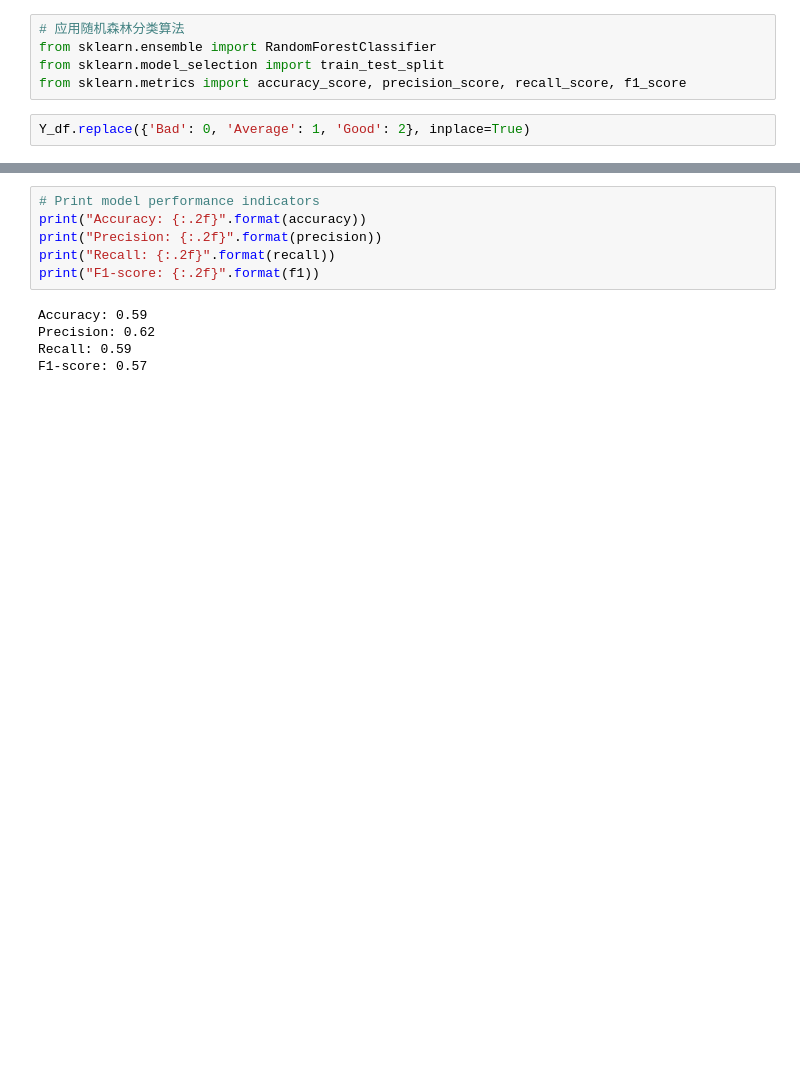
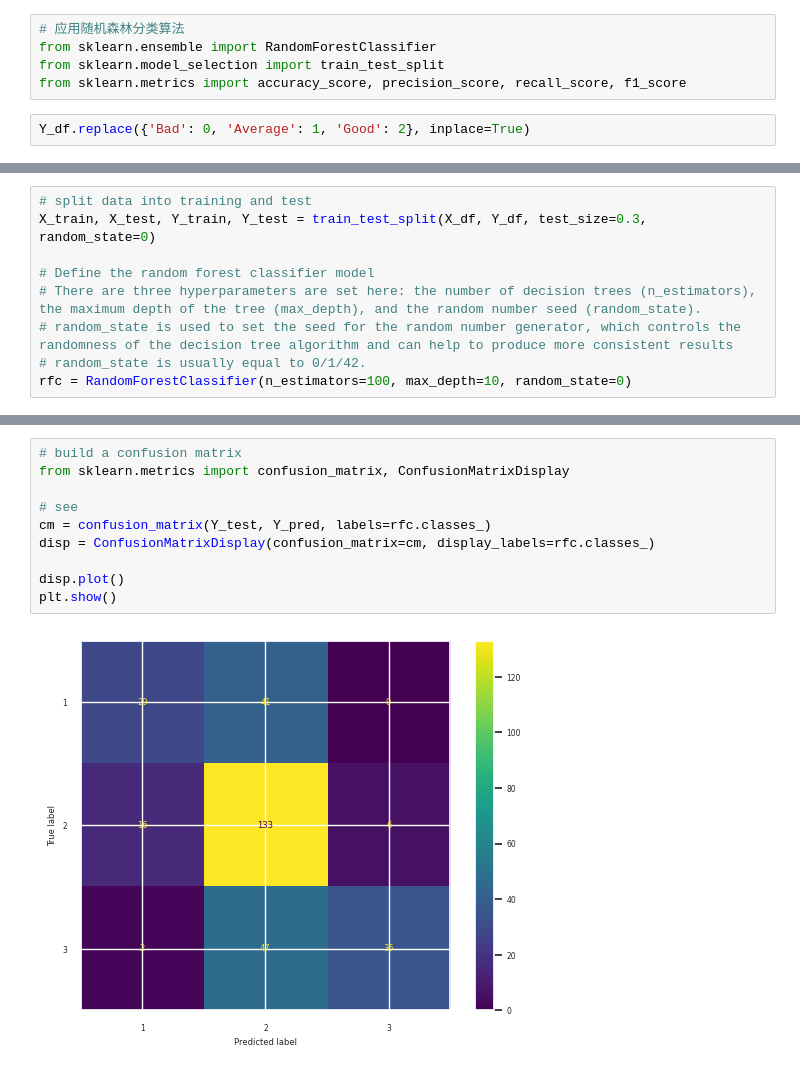
Before and after one commit to BugYale/Data-science-PMA, a Jupyter notebook: PMA.ipynb, the cells around one changed output, grey strips where cells are left out. Cells and saved outputs as stored; diff of their text form; blank space fills up the shorter version.

```diff
--- a/PMA.ipynb
+++ b/PMA.ipynb
@@ -394,3 +388,12 @@ rfc = RandomForestClassifier(n_estimators=100, max_depth=10, random_state=42)
+# %%
+# split data into training and test
+X_train, X_test, Y_train, Y_test = train_test_split(X_df, Y_df, test_size=0.3, random_state=0)
+
+# Define the random forest classifier model
+# There are three hyperparameters are set here: the number of decision trees (n_estimators), the maximum depth of the tree (max_depth), and the random number seed (random_state).
+# random_state is used to set the seed for the random number generator, which controls the randomness of the decision tree algorithm and can help to produce more consistent results
+# random_state is usually equal to 0/1/42.
+rfc = RandomForestClassifier(n_estimators=100, max_depth=10, random_state=0)
 # %%
 # Training model
 rfc.fit(X_train, Y_train)
@@ -408,11 +422,12 @@ f1 = f1_score(Y_test, Y_pred, average='weighted')
-# %%
-# Print model performance indicators
-print("Accuracy: {:.2f}".format(accuracy))
-print("Precision: {:.2f}".format(precision))
-print("Recall: {:.2f}".format(recall))
-print("F1-score: {:.2f}".format(f1))
-# %% [output]
-Accuracy: 0.59
-Precision: 0.62
-Recall: 0.59
-F1-score: 0.57
+# %%
+# build a confusion matrix
+from sklearn.metrics import confusion_matrix, ConfusionMatrixDisplay
+
+# see
+cm = confusion_matrix(Y_test, Y_pred, labels=rfc.classes_)
+disp = ConfusionMatrixDisplay(confusion_matrix=cm, display_labels=rfc.classes_)
+
+disp.plot()
+plt.show()
+# %% [output]
+[figure, added]
```
Also changed, not shown: parts of 5 cells of this notebook.
